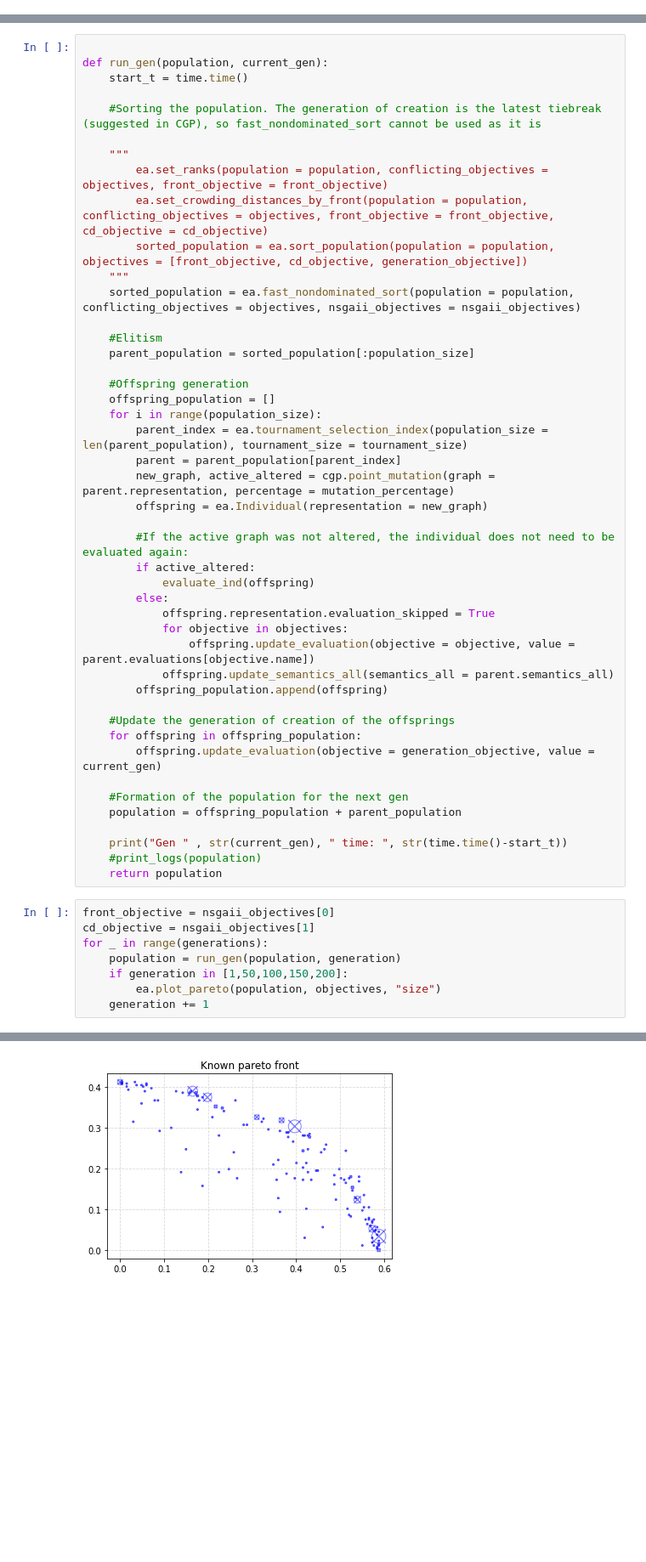
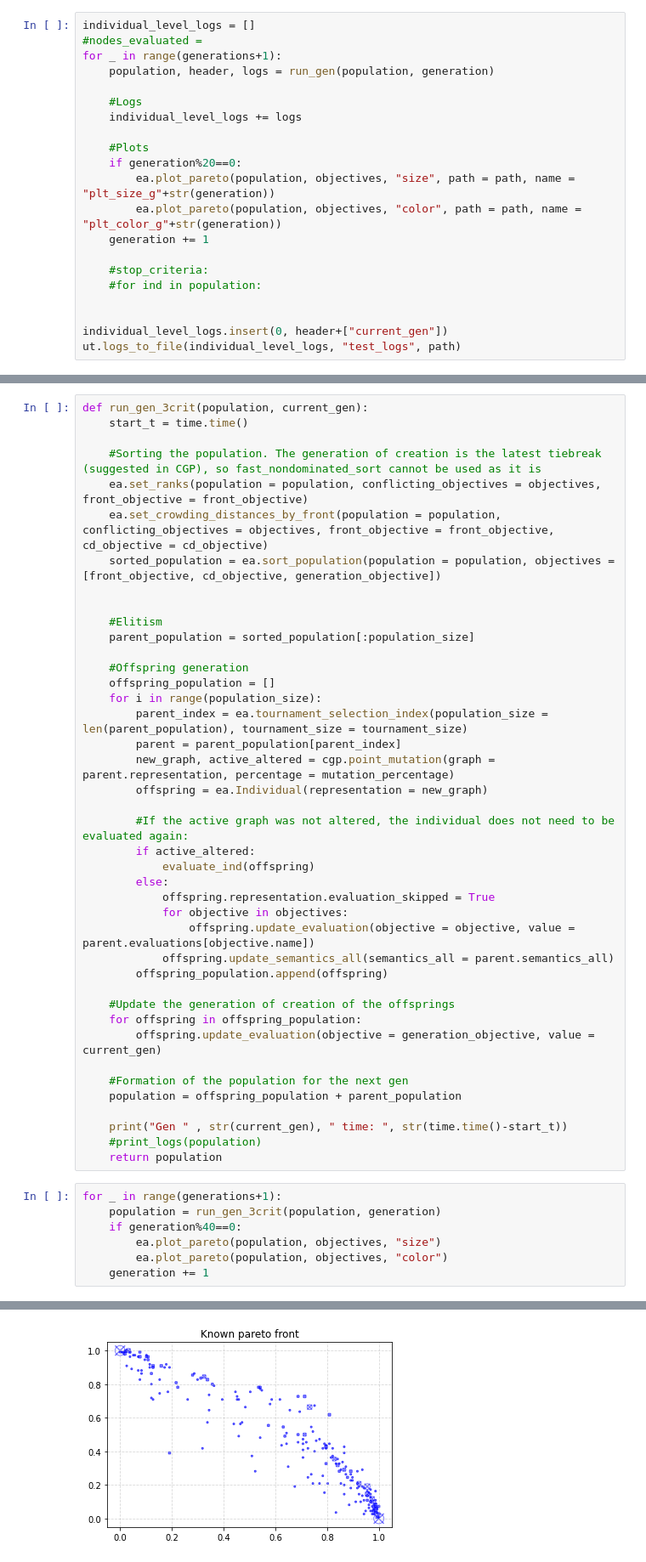
Before and after one commit to 33fred33/Generic_EA, a Jupyter notebook: debugger_notebook.ipynb, the cells around one changed output, grey strips where cells are left out. Shown at 85% size. Saved outputs shown, nothing was run; the diff lists cells and outputs as text; blank space fills up the shorter version.

```diff
--- a/debugger_notebook.ipynb
+++ b/debugger_notebook.ipynb
@@ -122,3 +169,24 @@ for i in range(population_size):
 
 for ind in population:
     ind.update_evaluation(objective = generation_objective, value = generation)
+# %%
+individual_level_logs = []
+#nodes_evaluated =
+for _ in range(generations+1):
+    population, header, logs = run_gen(population, generation)
+
+    #Logs
+    individual_level_logs += logs
+
+    #Plots
+    if generation%20==0:
+        ea.plot_pareto(population, objectives, "size", path = path, name = "plt_size_g"+str(generation))
+        ea.plot_pareto(population, objectives, "color", path = path, name = "plt_color_g"+str(generation))
+    generation += 1
+
+    #stop_criteria:
+    #for ind in population:
+
+
+individual_level_logs.insert(0, header+["current_gen"])
+ut.logs_to_file(individual_level_logs, "test_logs", path)
@@ -125,16 +211,12 @@ for ind in population:
 # %%
-
-def run_gen(population, current_gen):
+def run_gen_3crit(population, current_gen):
     start_t = time.time()
 
     #Sorting the population. The generation of creation is the latest tiebreak (suggested in CGP), so fast_nondominated_sort cannot be used as it is
+    ea.set_ranks(population = population, conflicting_objectives = objectives, front_objective = front_objective)
+    ea.set_crowding_distances_by_front(population = population, conflicting_objectives = objectives, front_objective = front_objective, cd_objective = cd_objective)
+    sorted_population = ea.sort_population(population = population, objectives = [front_objective, cd_objective, generation_objective])
 
-    """
-        ea.set_ranks(population = population, conflicting_objectives = objectives, front_objective = front_objective)
-        ea.set_crowding_distances_by_front(population = population, conflicting_objectives = objectives, front_objective = front_objective, cd_objective = cd_objective)
-        sorted_population = ea.sort_population(population = population, objectives = [front_objective, cd_objective, generation_objective])
-    """
-    sorted_population = ea.fast_nondominated_sort(population = population, conflicting_objectives = objectives, nsgaii_objectives = nsgaii_objectives)
 
     #Elitism
     parent_population = sorted_population[:population_size]
@@ -168,11 +250,10 @@ def run_gen(population, current_gen):
     #print_logs(population)
     return population
 # %%
-front_objective = nsgaii_objectives[0]
-cd_objective = nsgaii_objectives[1]
-for _ in range(generations):
-    population = run_gen(population, generation)
-    if generation in [1,50,100,150,200]:
+for _ in range(generations+1):
+    population = run_gen_3crit(population, generation)
+    if generation%40==0:
         ea.plot_pareto(population, objectives, "size")
+        ea.plot_pareto(population, objectives, "color")
     generation += 1
 # %% [output]
@@ -180 +261 @@ Gen  1  time:  2.2597548961639404
-[figure, old version]
+[figure, new version]
```
Also changed, not shown: parts of 10 cells of this notebook, 2 other files.
